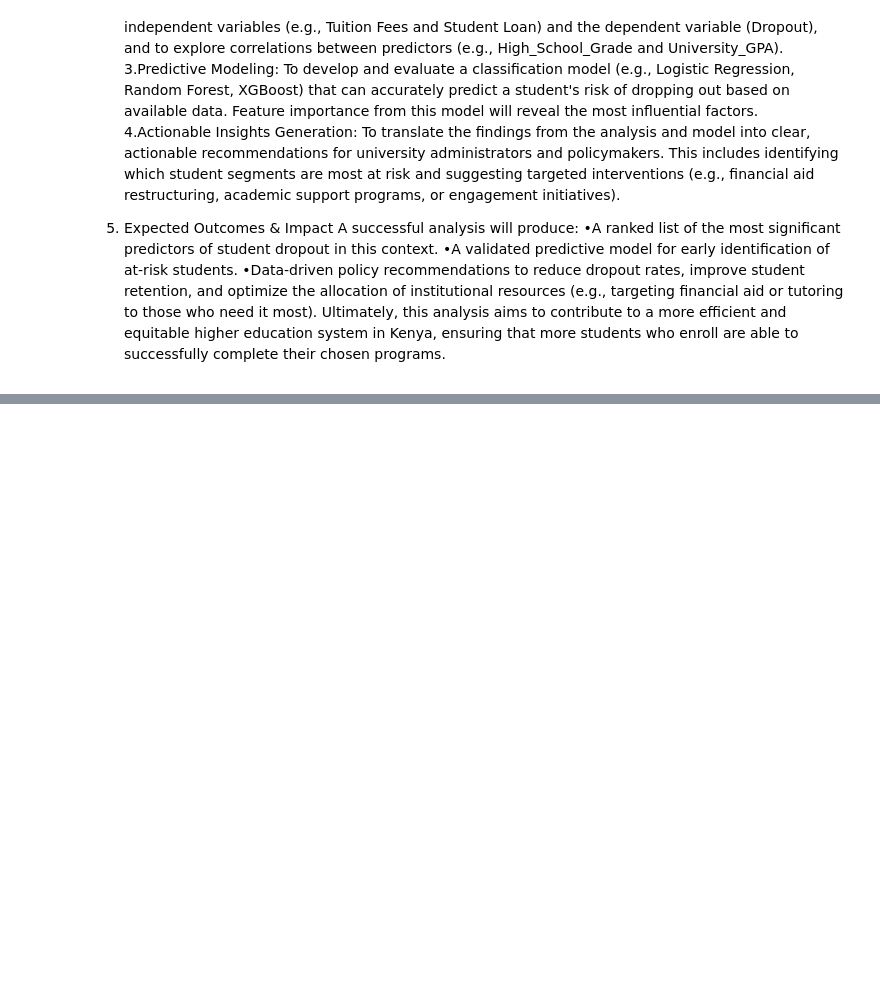
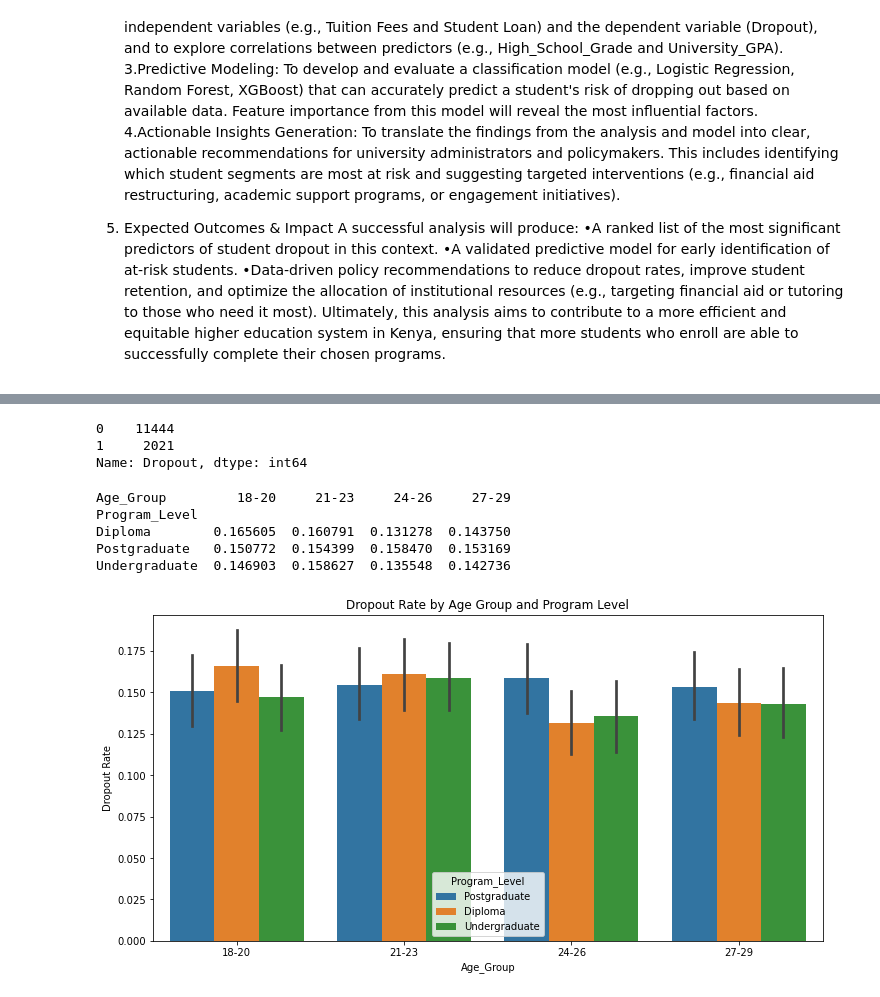
Before and after one commit to geoffreykemboi/Student_dropout_prediction_project, a Jupyter notebook: index.ipynb, the cells around one changed output, grey strips where cells are left out. Saved outputs shown, nothing was run; the diff lists cells and outputs as text; code cells hidden in the pictures; blank space fills up the shorter version.

```diff
--- a/index.ipynb
+++ b/index.ipynb
@@ -39,0 +49,4 @@ Ultimately, this analysis aims to contribute to a more efficient and equitable h
+# %%
+# Loading the dataset
+School_df = pd.read_excel("kenyan_student_dropout_data.xlsx")
+School_df.head(20)
@@ -39,0 +145,7 @@ Ultimately, this analysis aims to contribute to a more efficient and equitable h
+# %%
+# creating age group bins
+
+bins = [18, 21, 24, 27, 30]
+labels = ['18-20', '21-23', '24-26', '27-29']
+
+School_df['Age_Group'] = pd.cut(School_df['Age'], bins=bins, labels=labels, right=False)
@@ -39,0 +161,33 @@ Ultimately, this analysis aims to contribute to a more efficient and equitable h
+# %%
+School_df['Dropout'].value_counts()
+# %% [output]
+0    11444
+1     2021
+Name: Dropout, dtype: int64
+# %%
+pivot = School_df.pivot_table(
+    values='Dropout',
+    index='Program_Level',
+    columns='Age_Group',
+    #aggfunc='mean'
+)
+
+print(pivot)
+
+plt.figure(figsize=(12, 6))
+sns.barplot(
+    x='Age_Group',
+    y='Dropout',
+    hue='Program_Level',
+    data=School_df
+)
+plt.title('Dropout Rate by Age Group and Program Level')
+plt.ylabel('Dropout Rate')
+plt.show()
+# %% [output]
+Age_Group         18-20     21-23     24-26     27-29
+Program_Level
+Diploma        0.165605  0.160791  0.131278  0.143750
+Postgraduate   0.150772  0.154399  0.158470  0.153169
+Undergraduate  0.146903  0.158627  0.135548  0.142736
+[figure, added]
```
Also changed, not shown: parts of 14 cells of this notebook, 1 other file.
